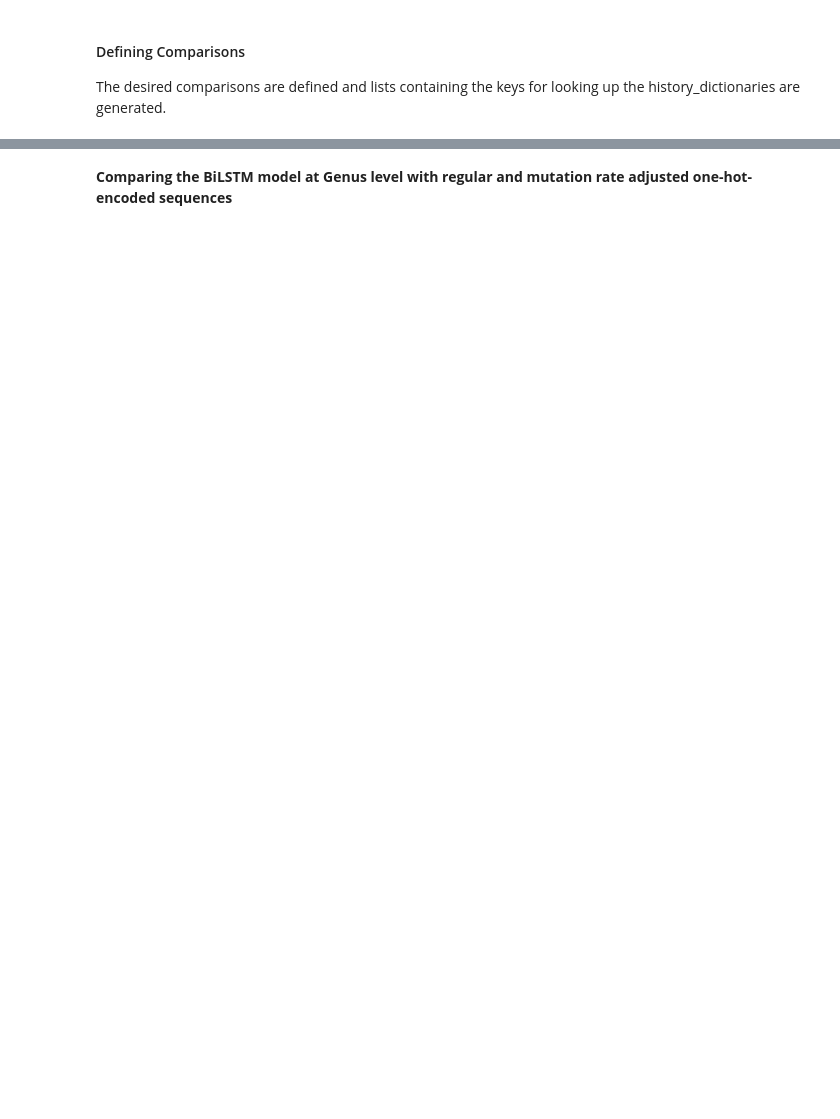
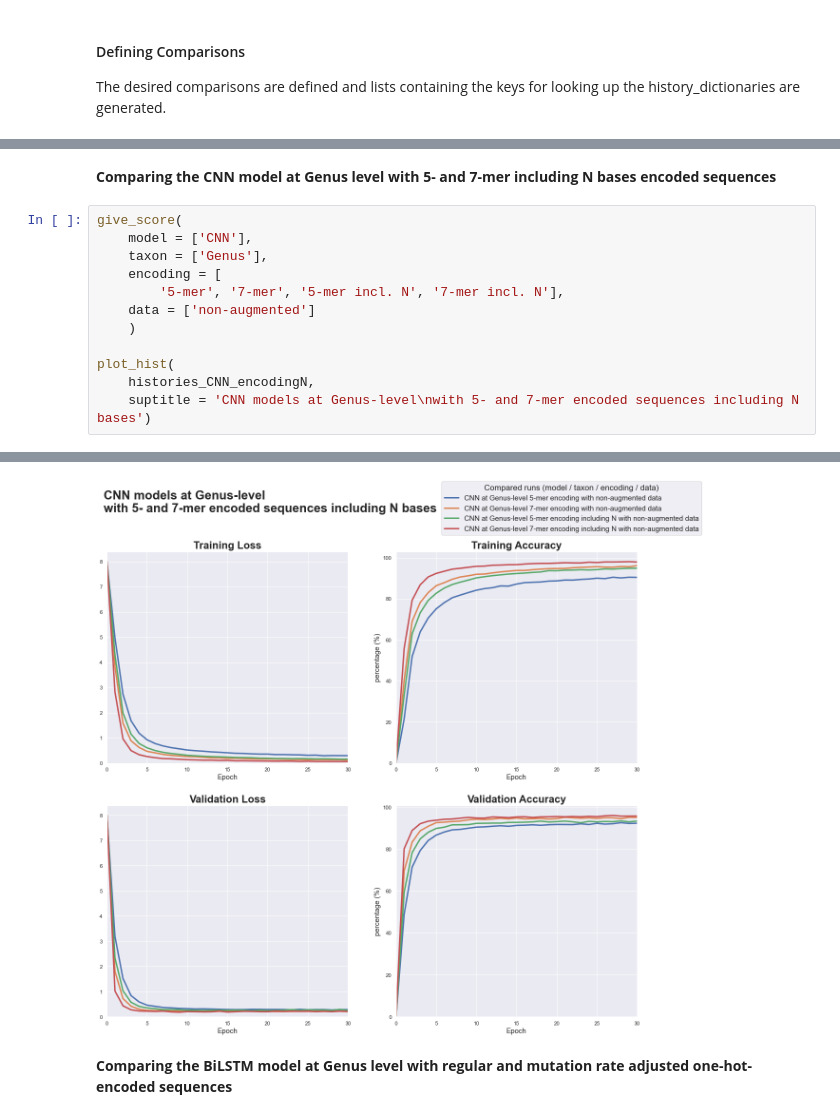
Before and after one commit to Lab-Vankerschaver/16S-ML-models, a Jupyter notebook: models_notebook.ipynb, the cells around one changed output, grey strips where cells are left out. Saved outputs shown, nothing was run; the diff lists cells and outputs as text; blank space fills up the shorter version.

```diff
--- a/models_notebook.ipynb
+++ b/models_notebook.ipynb
@@ -1767,0 +1712,15 @@ plot_hist(
+# %% [markdown]
+**Comparing the CNN model at Genus level with 5- and 7-mer including N bases encoded sequences**
+# %%
+give_score(
+    model = ['CNN'],
+    taxon = ['Genus'],
+    encoding = [
+        '5-mer', '7-mer', '5-mer incl. N', '7-mer incl. N'],
+    data = ['non-augmented']
+    )
+
+plot_hist(
+    histories_CNN_encodingN,
+    suptitle = 'CNN models at Genus-level\nwith 5- and 7-mer encoded sequences including N bases')
+# %% [output]
@@ -1768,3 +1732,4 @@ plot_hist(
+[figure, added]
 # %% [markdown]
 **Comparing the BiLSTM model at Genus level with regular and mutation rate adjusted one-hot-encoded sequences**
 # %%
```
Also changed, not shown: parts of 51 cells of this notebook.
